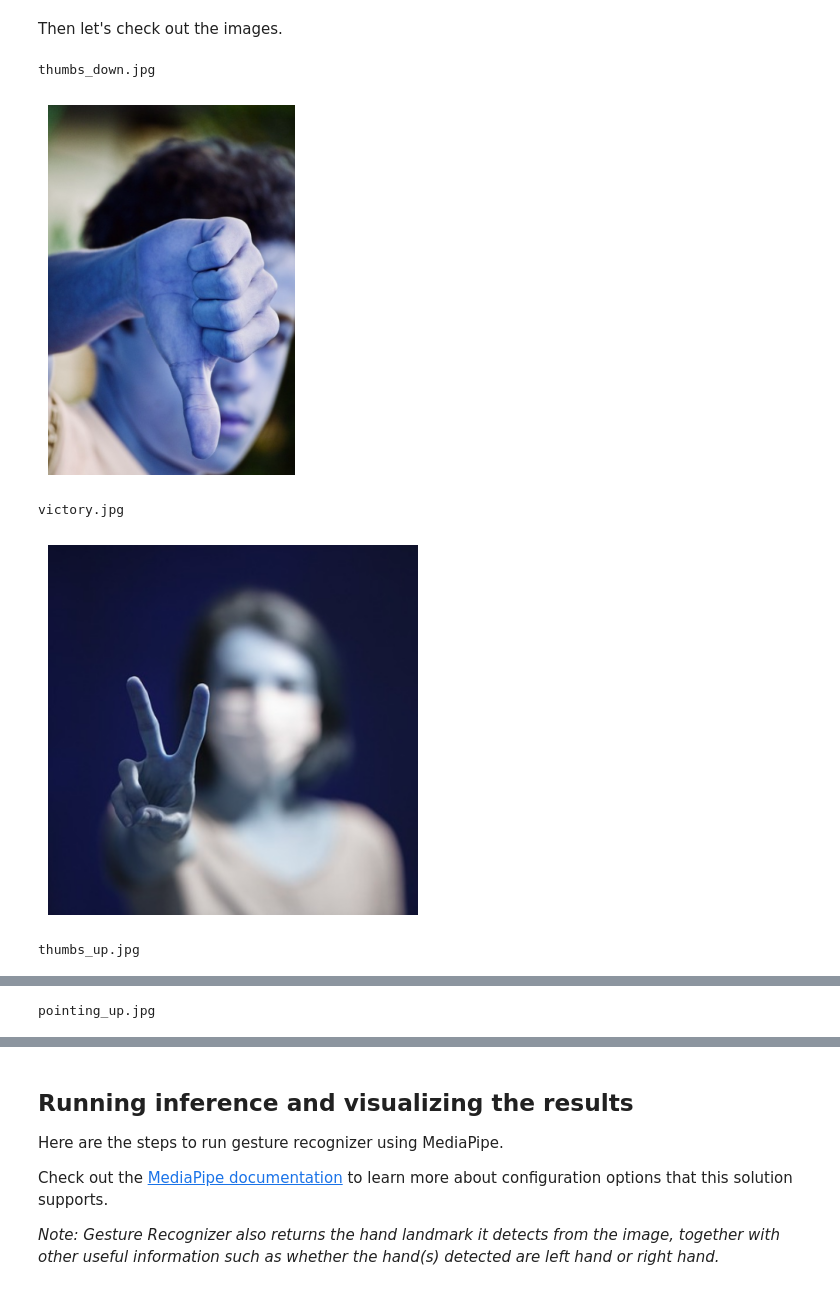
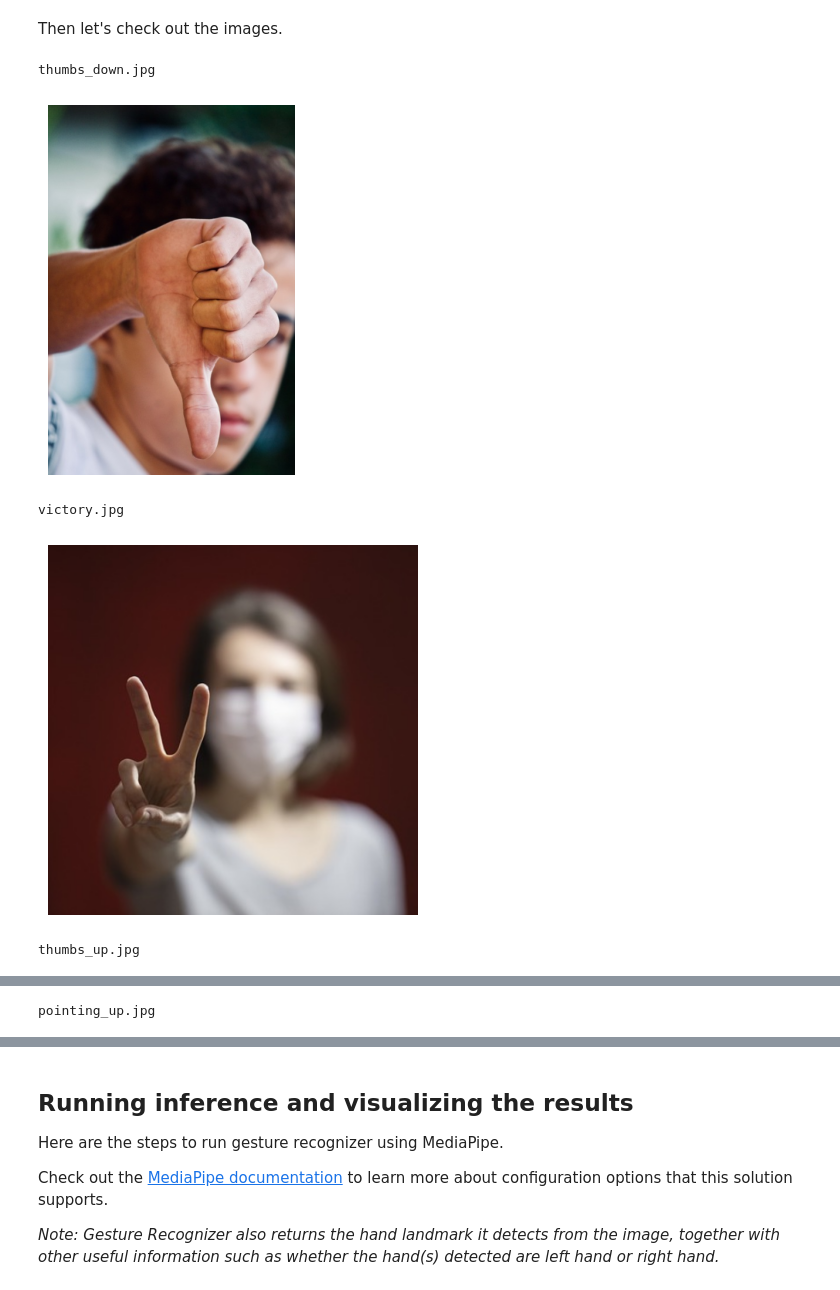
Before and after one commit to t-lanigan/gesture, a Jupyter notebook: notebooks/gesture_recognizer.ipynb, the cells around one changed output, grey strips where cells are left out. Drawn from its saved outputs; the diff is of its cells as text; code cells hidden in the pictures.

```diff
--- a/notebooks/gesture_recognizer.ipynb
+++ b/notebooks/gesture_recognizer.ipynb
@@ -132,35 +132,35 @@ import matplotlib.pyplot as plt
 
 
 DESIRED_HEIGHT = 480
 DESIRED_WIDTH = 480
 
 def resize_and_show(image, convert_bgr = True):
     h, w = image.shape[:2]
     if h < w:
         img = cv2.resize(image, (DESIRED_WIDTH, math.floor(h/(w/DESIRED_WIDTH))))
     else:
         img = cv2.resize(image, (math.floor(w/(h/DESIRED_HEIGHT)), DESIRED_HEIGHT))
     # cv2_imshow(img)
     # Convert BGR to RGB for correct color display
     if convert_bgr:
         img_rgb = cv2.cvtColor(img, cv2.COLOR_BGR2RGB)
 
         plt.imshow(img_rgb)
         plt.axis('off')  # Hide axes
         plt.show()
     else:
         plt.imshow(img)
         plt.axis('off')  # Hide axes
         plt.show()
 
 # Preview the images.
 images = {name: cv2.imread(name) for name in IMAGE_FILENAMES}
 for name, image in images.items():
   print(name)
-  resize_and_show(image, False)
+  resize_and_show(image)
 # %% [output]
 thumbs_down.jpg
-[figure, old version]
+[figure, new version]
 victory.jpg
-[figure, old version]
+[figure, new version]
 thumbs_up.jpg
```
Also changed, not shown: parts of 1 cell of this notebook.
